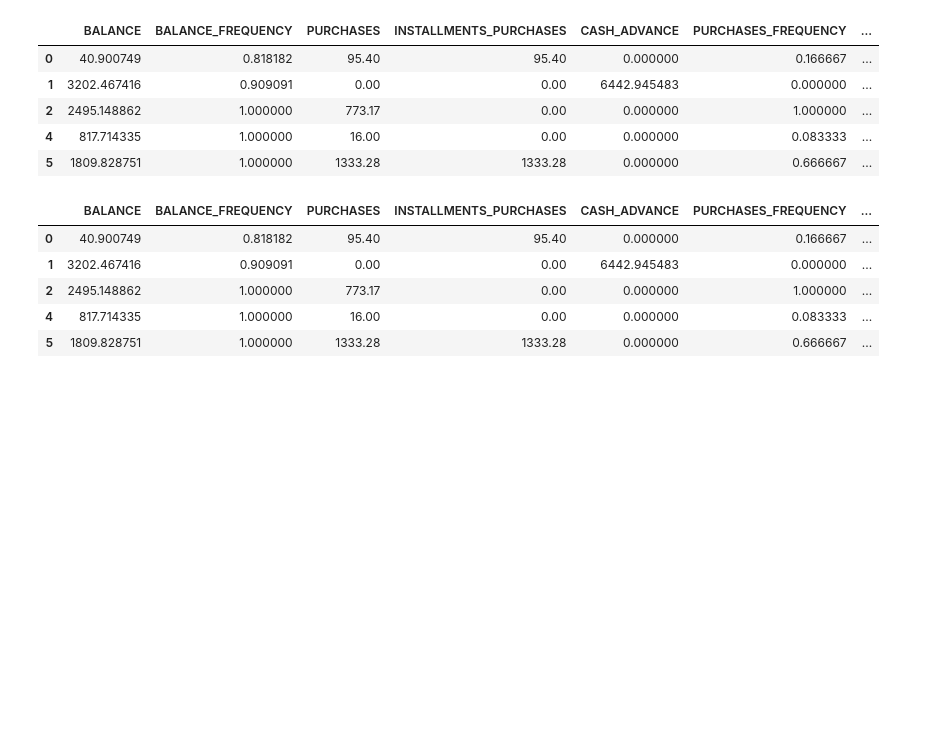
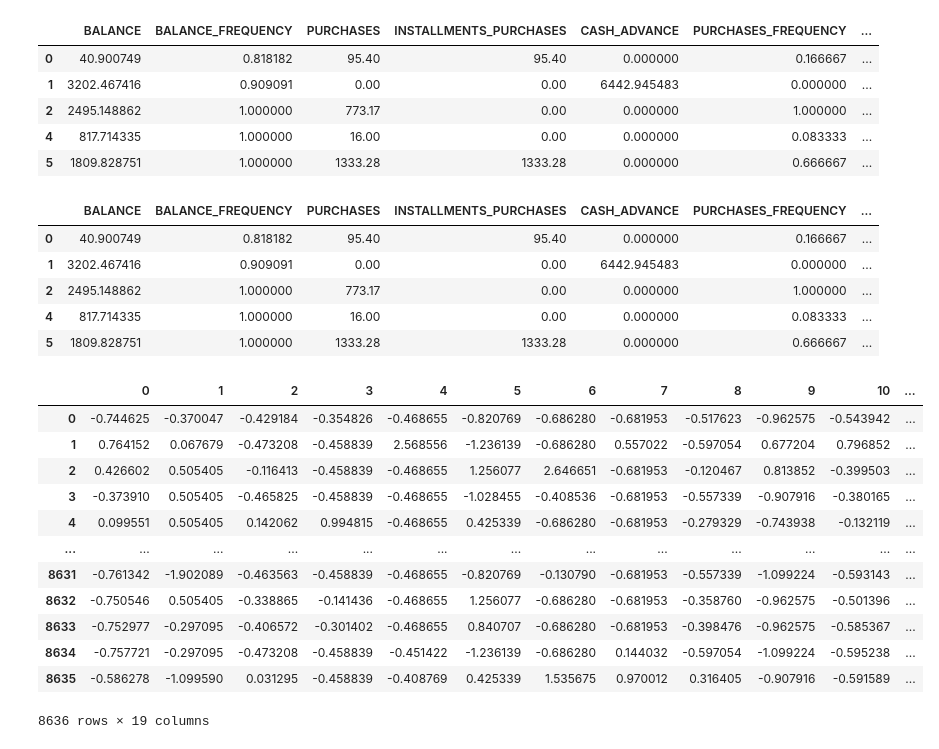
Before and after one commit to RPerron91/capstone3, a Jupyter notebook: capstone3.ipynb, the cells around one changed output. Cells and saved outputs as stored; diff of their text form; code cells hidden in the pictures; blank space fills up the shorter version.

```diff
--- a/capstone3.ipynb
+++ b/capstone3.ipynb
@@ -90,6 +88,22 @@ df.head()
 # Scale data
 scale = StandardScaler()
 scaled = scale.fit_transform(df)
+# %%
+pd.DataFrame(scaled)
+# %% [output]
+|  | 0 | 1 | 2 | 3 | 4 | 5 | 6 | 7 | 8 | 9 | 10 | ... |
+| 0 | -0.744625 | -0.370047 | -0.429184 | -0.354826 | -0.468655 | -0.820769 | -0.686280 | -0.681953 | -0.517623 | -0.962575 | -0.543942 | ... |
+| 1 | 0.764152 | 0.067679 | -0.473208 | -0.458839 | 2.568556 | -1.236139 | -0.686280 | 0.557022 | -0.597054 | 0.677204 | 0.796852 | ... |
+| 2 | 0.426602 | 0.505405 | -0.116413 | -0.458839 | -0.468655 | 1.256077 | 2.646651 | -0.681953 | -0.120467 | 0.813852 | -0.399503 | ... |
+| 3 | -0.373910 | 0.505405 | -0.465825 | -0.458839 | -0.468655 | -1.028455 | -0.408536 | -0.681953 | -0.557339 | -0.907916 | -0.380165 | ... |
+| 4 | 0.099551 | 0.505405 | 0.142062 | 0.994815 | -0.468655 | 0.425339 | -0.686280 | -0.681953 | -0.279329 | -0.743938 | -0.132119 | ... |
+| ... | ... | ... | ... | ... | ... | ... | ... | ... | ... | ... | ... | ... |
+| 8631 | -0.761342 | -1.902089 | -0.463563 | -0.458839 | -0.468655 | -0.820769 | -0.130790 | -0.681953 | -0.557339 | -1.099224 | -0.593143 | ... |
+| 8632 | -0.750546 | 0.505405 | -0.338865 | -0.141436 | -0.468655 | 1.256077 | -0.686280 | -0.681953 | -0.358760 | -0.962575 | -0.501396 | ... |
+| 8633 | -0.752977 | -0.297095 | -0.406572 | -0.301402 | -0.468655 | 0.840707 | -0.686280 | -0.681953 | -0.398476 | -0.962575 | -0.585367 | ... |
+| 8634 | -0.757721 | -0.297095 | -0.473208 | -0.458839 | -0.451422 | -1.236139 | -0.686280 | 0.144032 | -0.597054 | -1.099224 | -0.595238 | ... |
+| 8635 | -0.586278 | -1.099590 | 0.031295 | -0.458839 | -0.408769 | 0.425339 | 1.535675 | 0.970012 | 0.316405 | -0.907916 | -0.591589 | ... |
+8636 rows × 19 columns
 # %%
 # Use DBSCAN for init exploratory clustering
 
```
Also changed, not shown: parts of 7 cells of this notebook.
